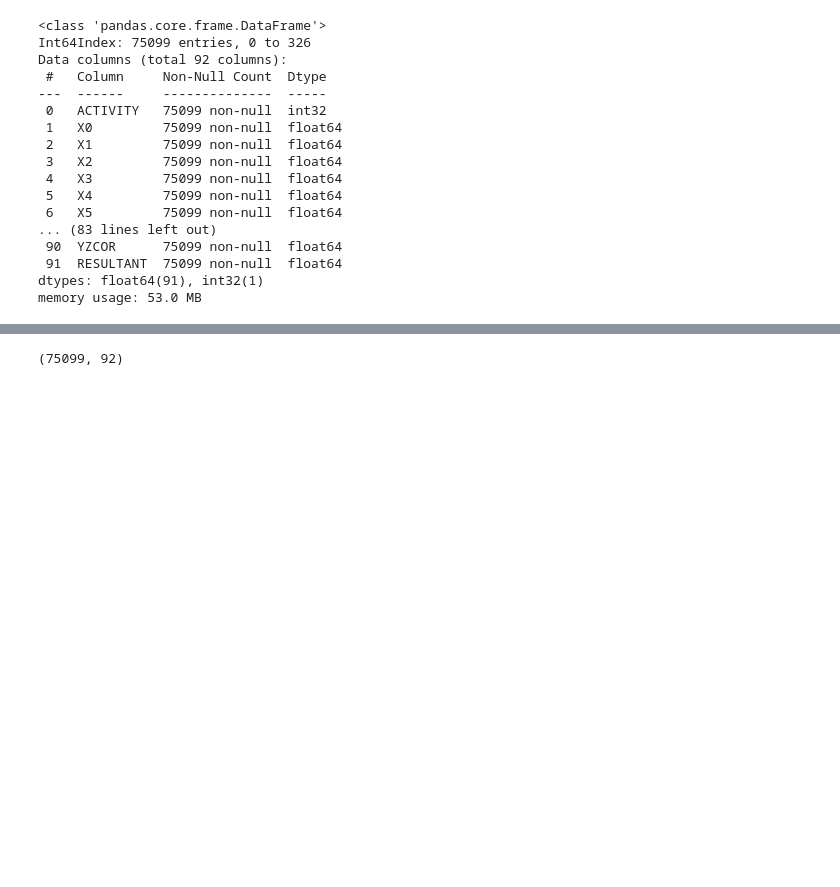
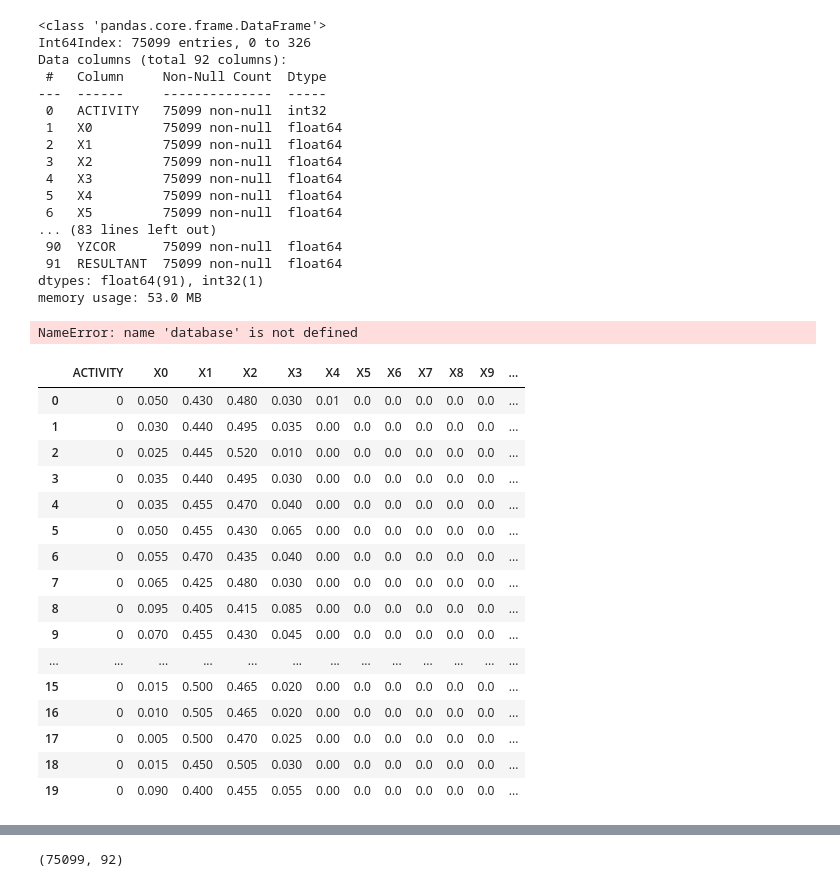
Before and after one commit to Aadit-Patel/WISDM_Health_Monitoring, a Jupyter notebook: base_model_v1.ipynb, the cells around one changed output, grey strips where cells are left out. Cells and saved outputs as stored; diff of their text form; code cells hidden in the pictures; blank space fills up the shorter version.

```diff
--- a/base_model_v1.ipynb
+++ b/base_model_v1.ipynb
@@ -12,2 +12,0 @@ os.getcwd()
-# %%
-data = arff.loadarff("data_1600_gyro_watch.arff")
@@ -34,4 +12,0 @@ data
-# %%
-df = pd.DataFrame(data[0])
-
-df.head()
@@ -348,3 +311,28 @@ Data columns (total 92 columns):
  91  RESULTANT  75099 non-null  float64
 dtypes: float64(91), int32(1)
 memory usage: 53.0 MB
+# %%
+from sklearn.utils import shuffle
+database_shuffle = shuffle(database)
+# %% [output]
+NameError: name 'database' is not defined
+# %%
+database.head(20)
+# %% [output]
+|  | ACTIVITY | X0 | X1 | X2 | X3 | X4 | X5 | X6 | X7 | X8 | X9 | ... |
+| 0 | 0 | 0.050 | 0.430 | 0.480 | 0.030 | 0.01 | 0.0 | 0.0 | 0.0 | 0.0 | 0.0 | ... |
+| 1 | 0 | 0.030 | 0.440 | 0.495 | 0.035 | 0.00 | 0.0 | 0.0 | 0.0 | 0.0 | 0.0 | ... |
+| 2 | 0 | 0.025 | 0.445 | 0.520 | 0.010 | 0.00 | 0.0 | 0.0 | 0.0 | 0.0 | 0.0 | ... |
+| 3 | 0 | 0.035 | 0.440 | 0.495 | 0.030 | 0.00 | 0.0 | 0.0 | 0.0 | 0.0 | 0.0 | ... |
+| 4 | 0 | 0.035 | 0.455 | 0.470 | 0.040 | 0.00 | 0.0 | 0.0 | 0.0 | 0.0 | 0.0 | ... |
+| 5 | 0 | 0.050 | 0.455 | 0.430 | 0.065 | 0.00 | 0.0 | 0.0 | 0.0 | 0.0 | 0.0 | ... |
+| 6 | 0 | 0.055 | 0.470 | 0.435 | 0.040 | 0.00 | 0.0 | 0.0 | 0.0 | 0.0 | 0.0 | ... |
+| 7 | 0 | 0.065 | 0.425 | 0.480 | 0.030 | 0.00 | 0.0 | 0.0 | 0.0 | 0.0 | 0.0 | ... |
+| 8 | 0 | 0.095 | 0.405 | 0.415 | 0.085 | 0.00 | 0.0 | 0.0 | 0.0 | 0.0 | 0.0 | ... |
+| 9 | 0 | 0.070 | 0.455 | 0.430 | 0.045 | 0.00 | 0.0 | 0.0 | 0.0 | 0.0 | 0.0 | ... |
+| ... | ... | ... | ... | ... | ... | ... | ... | ... | ... | ... | ... | ... |
+| 15 | 0 | 0.015 | 0.500 | 0.465 | 0.020 | 0.00 | 0.0 | 0.0 | 0.0 | 0.0 | 0.0 | ... |
+| 16 | 0 | 0.010 | 0.505 | 0.465 | 0.020 | 0.00 | 0.0 | 0.0 | 0.0 | 0.0 | 0.0 | ... |
+| 17 | 0 | 0.005 | 0.500 | 0.470 | 0.025 | 0.00 | 0.0 | 0.0 | 0.0 | 0.0 | 0.0 | ... |
+| 18 | 0 | 0.015 | 0.450 | 0.505 | 0.030 | 0.00 | 0.0 | 0.0 | 0.0 | 0.0 | 0.0 | ... |
+| 19 | 0 | 0.090 | 0.400 | 0.455 | 0.055 | 0.00 | 0.0 | 0.0 | 0.0 | 0.0 | 0.0 | ... |
```
Also changed, not shown: parts of 44 cells of this notebook.
